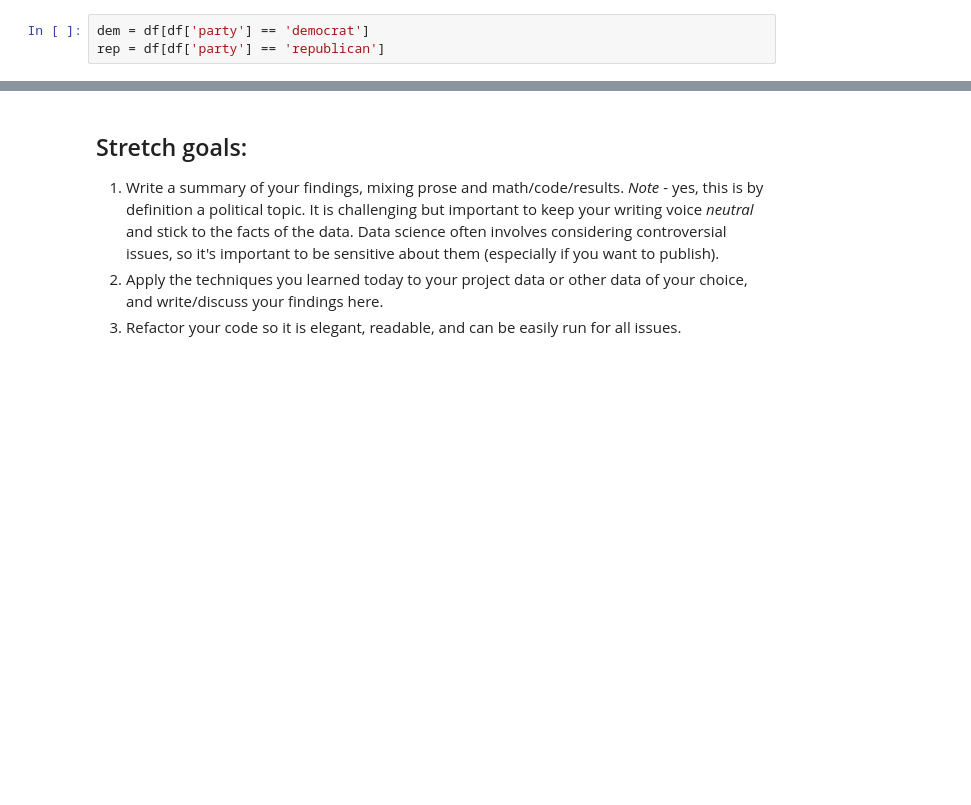
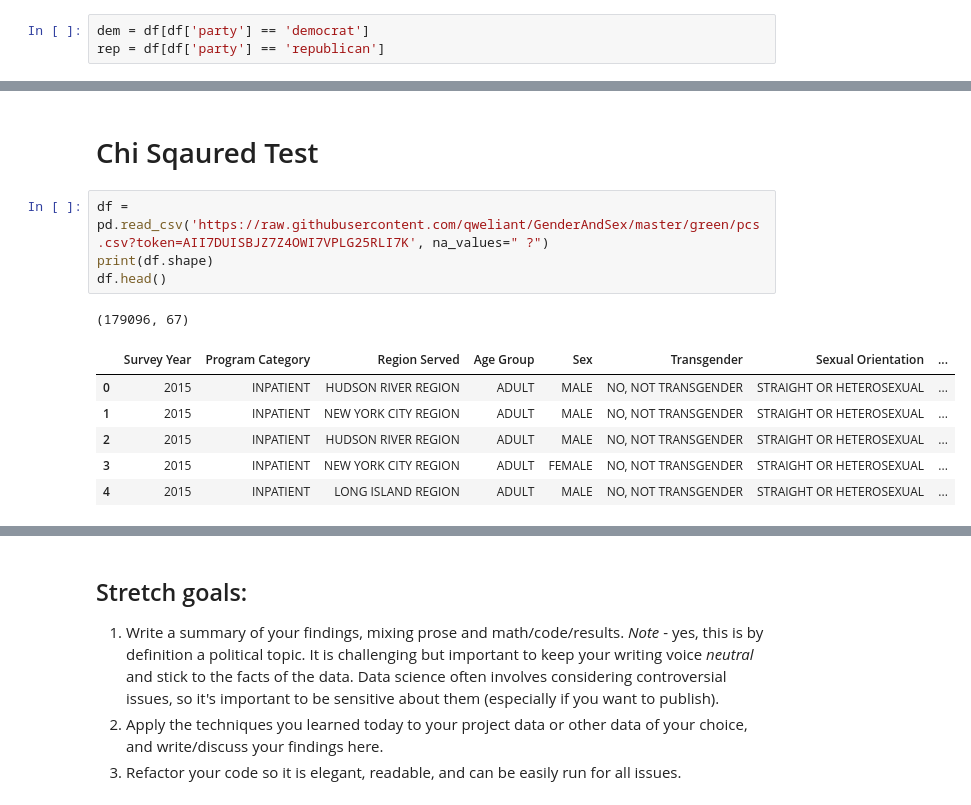
Before and after one commit to qweliant/DS-Unit-1-Sprint-3-Statistical-Tests-and-Experiments, a Jupyter notebook: module2-sampling-confidence-intervals-and-hypothesis-testing/LS_DS_132_Sampling_Confidence_Intervals_and_Hypothesis_Testing_Assignment.ipynb, the cells around one changed output, grey strips where cells are left out. Cells and saved outputs as stored; diff of their text form; blank space fills up the shorter version.

```diff
--- a/module2-sampling-confidence-intervals-and-hypothesis-testing/LS_DS_132_Sampling_Confidence_Intervals_and_Hypothesis_Testing_Assignment.ipynb
+++ b/module2-sampling-confidence-intervals-and-hypothesis-testing/LS_DS_132_Sampling_Confidence_Intervals_and_Hypothesis_Testing_Assignment.ipynb
@@ -153,0 +103,14 @@ south-africa
+# %% [markdown]
+# Chi Sqaured Test
+# %%
+df = pd.read_csv('https://raw.githubusercontent.com/qweliant/GenderAndSex/master/green/pcs.csv?token=AII7DUISBJZ7Z4OWI7VPLG25RLI7K', na_values=" ?")
+print(df.shape)
+df.head()
+# %% [output]
+(179096, 67)
+|  | Survey Year | Program Category | Region Served | Age Group | Sex | Transgender | Sexual Orientation | ... |
+| 0 | 2015 | INPATIENT | HUDSON RIVER REGION | ADULT | MALE | NO, NOT TRANSGENDER | STRAIGHT OR HETEROSEXUAL | ... |
+| 1 | 2015 | INPATIENT | NEW YORK CITY REGION | ADULT | MALE | NO, NOT TRANSGENDER | STRAIGHT OR HETEROSEXUAL | ... |
+| 2 | 2015 | INPATIENT | HUDSON RIVER REGION | ADULT | MALE | NO, NOT TRANSGENDER | STRAIGHT OR HETEROSEXUAL | ... |
+| 3 | 2015 | INPATIENT | NEW YORK CITY REGION | ADULT | FEMALE | NO, NOT TRANSGENDER | STRAIGHT OR HETEROSEXUAL | ... |
+| 4 | 2015 | INPATIENT | LONG ISLAND REGION | ADULT | MALE | NO, NOT TRANSGENDER | STRAIGHT OR HETEROSEXUAL | ... |
```
Also changed, not shown: parts of 27 cells of this notebook.
